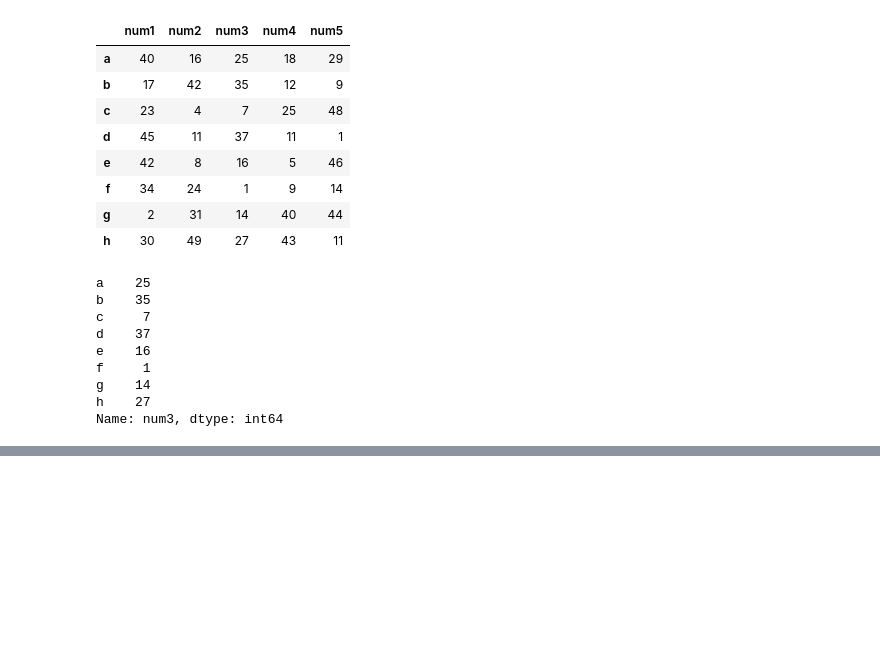
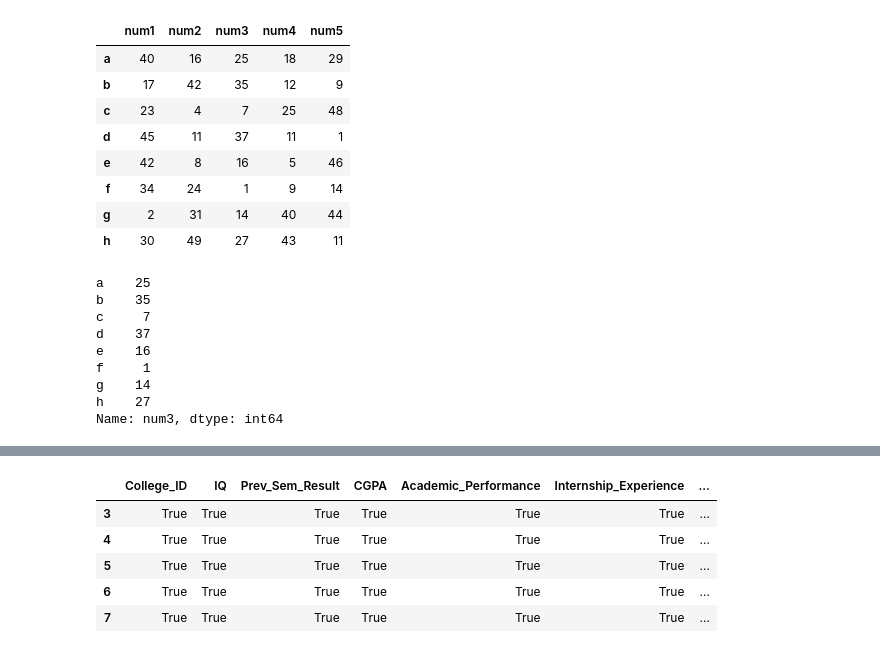
Before and after one commit to shsaniya04/Python-And-Petroleum-Data-Analytics, a Jupyter notebook: 08_Range_Random_Num_LOC_ILOC.ipynb, the cells around one changed output, grey strips where cells are left out. Cells and saved outputs as stored; diff of their text form; code cells hidden in the pictures; blank space fills up the shorter version.

```diff
--- a/08_Range_Random_Num_LOC_ILOC.ipynb
+++ b/08_Range_Random_Num_LOC_ILOC.ipynb
@@ -115,0 +176,13 @@ Name: num3, dtype: int64
+# %%
+row1 = df.loc[[3,4,5,6,7]]
+
+row2 = df.iloc[3:8]
+
+row1 == row2
+# %% [output]
+|  | College_ID | IQ | Prev_Sem_Result | CGPA | Academic_Performance | Internship_Experience | ... |
+| 3 | True | True | True | True | True | True | ... |
+| 4 | True | True | True | True | True | True | ... |
+| 5 | True | True | True | True | True | True | ... |
+| 6 | True | True | True | True | True | True | ... |
+| 7 | True | True | True | True | True | True | ... |
```
Also changed, not shown: parts of 11 cells of this notebook.
